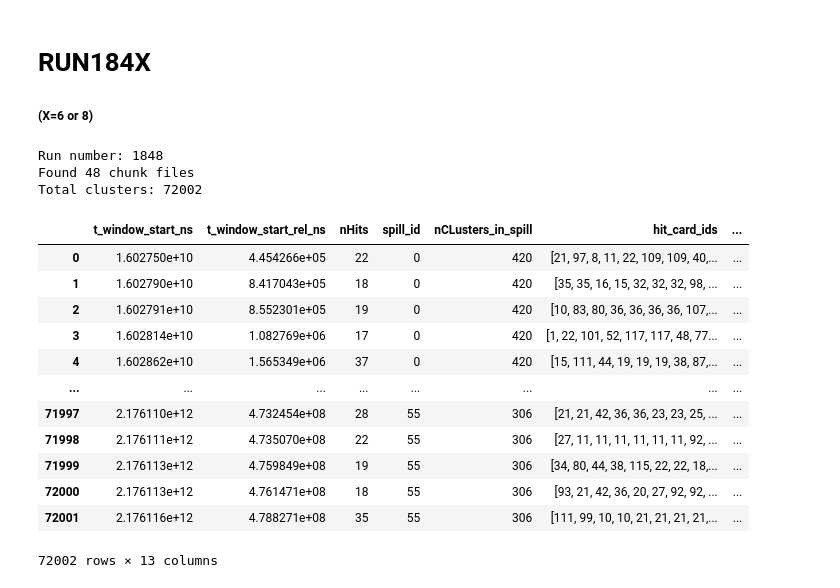
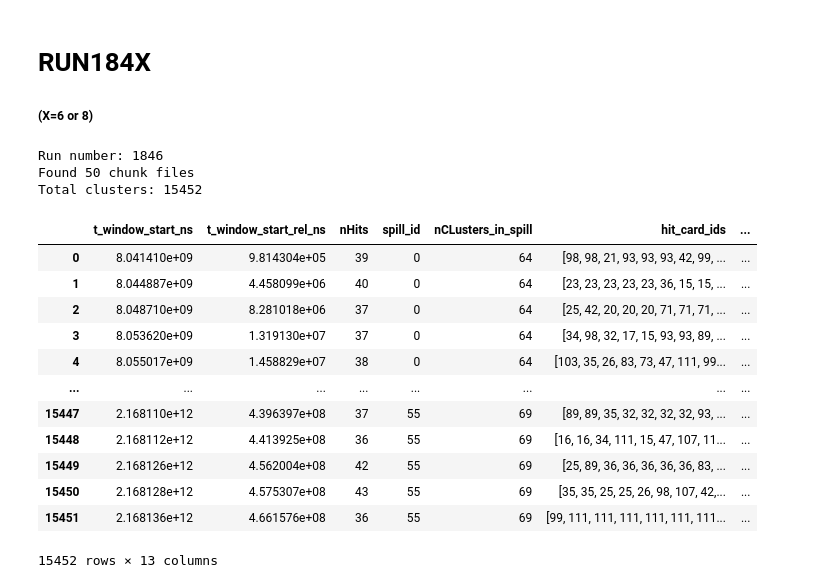
Before and after one commit to elenaramos44/9Li_analysis, a Jupyter notebook: notebooks/nHits.ipynb, the cells around one changed output. Saved outputs shown, nothing was run; the diff lists cells and outputs as text; code cells hidden in the pictures.

```diff
--- a/notebooks/nHits.ipynb
+++ b/notebooks/nHits.ipynb
@@ -28,54 +28,54 @@ import glob
 import pandas as pd
 import re
 
-csv_folder = "/scratch/elena/9Li/results/run1848"
+csv_folder = "/scratch/elena/9Li/results/run1846"
 csv_files = sorted(glob.glob(f"{csv_folder}/Li9_clusters_chunk_*.csv"))
 
 
 match = re.search(r'run(\d+)', csv_folder)
 if match:
     run_number = match.group(1)
     print(f"Run number: {run_number}")
 else:
     run_number = "Not found!"
 
 print(f"Found {len(csv_files)} chunk files")
 
 df_list = []
 for f in csv_files:
     try:
         df_chunk = pd.read_csv(f)
         if not df_chunk.empty:   # filter empty CSVs
             # Add new columns without dropping any existing ones
             df_chunk['t_window_start_s'] = df_chunk['t_window_start_ns'] / 1e9            # absolute time [s]
             df_chunk['t_window_start_rel_ms'] = df_chunk['t_window_start_rel_ns'] / 1e6   # relative time [ms]
 
             df_list.append(df_chunk)
     except pd.errors.EmptyDataError:
         print(f"Skipping empty file: {f}")
 
 # concatenate all chunks
 df = pd.concat(df_list, ignore_index=True)
 
 print(f"Total clusters: {len(df)}")
 display(df)
 # %% [output]
-Run number: 1848
-Found 48 chunk files
-Total clusters: 72002
+Run number: 1846
+Found 50 chunk files
+Total clusters: 15452
 |  | t_window_start_ns | t_window_start_rel_ns | nHits | spill_id | nCLusters_in_spill | hit_card_ids | ... |
-| 0 | 1.602750e+10 | 4.454266e+05 | 22 | 0 | 420 | [21, 97, 8, 11, 22, 109, 109, 40,... | ... |
-| 1 | 1.602790e+10 | 8.417043e+05 | 18 | 0 | 420 | [35, 35, 16, 15, 32, 32, 32, 98, ... | ... |
-| 2 | 1.602791e+10 | 8.552301e+05 | 19 | 0 | 420 | [10, 83, 80, 36, 36, 36, 36, 107,... | ... |
-| 3 | 1.602814e+10 | 1.082769e+06 | 17 | 0 | 420 | [1, 22, 101, 52, 117, 117, 48, 77... | ... |
-| 4 | 1.602862e+10 | 1.565349e+06 | 37 | 0 | 420 | [15, 111, 44, 19, 19, 19, 38, 87,... | ... |
+| 0 | 8.041410e+09 | 9.814304e+05 | 39 | 0 | 64 | [98, 98, 21, 93, 93, 93, 42, 99, ... | ... |
+| 1 | 8.044887e+09 | 4.458099e+06 | 40 | 0 | 64 | [23, 23, 23, 23, 23, 36, 15, 15, ... | ... |
+| 2 | 8.048710e+09 | 8.281018e+06 | 37 | 0 | 64 | [25, 42, 20, 20, 20, 71, 71, 71, ... | ... |
+| 3 | 8.053620e+09 | 1.319130e+07 | 37 | 0 | 64 | [34, 98, 32, 17, 15, 93, 93, 89, ... | ... |
+| 4 | 8.055017e+09 | 1.458829e+07 | 38 | 0 | 64 | [103, 35, 26, 83, 73, 47, 111, 99... | ... |
 | ... | ... | ... | ... | ... | ... | ... | ... |
-| 71997 | 2.176110e+12 | 4.732454e+08 | 28 | 55 | 306 | [21, 21, 42, 36, 36, 23, 23, 25, ... | ... |
-| 71998 | 2.176111e+12 | 4.735070e+08 | 22 | 55 | 306 | [27, 11, 11, 11, 11, 11, 11, 92, ... | ... |
-| 71999 | 2.176113e+12 | 4.759849e+08 | 19 | 55 | 306 | [34, 80, 44, 38, 115, 22, 22, 18,... | ... |
-| 72000 | 2.176113e+12 | 4.761471e+08 | 18 | 55 | 306 | [93, 21, 42, 36, 20, 27, 92, 92, ... | ... |
-| 72001 | 2.176116e+12 | 4.788271e+08 | 35 | 55 | 306 | [111, 99, 10, 10, 21, 21, 21, 21,... | ... |
+| 15447 | 2.168110e+12 | 4.396397e+08 | 37 | 55 | 69 | [89, 89, 35, 32, 32, 32, 32, 93, ... | ... |
+| 15448 | 2.168112e+12 | 4.413925e+08 | 36 | 55 | 69 | [16, 16, 34, 111, 15, 47, 107, 11... | ... |
+| 15449 | 2.168126e+12 | 4.562004e+08 | 42 | 55 | 69 | [25, 89, 36, 36, 36, 36, 36, 83, ... | ... |
+| 15450 | 2.168128e+12 | 4.575307e+08 | 43 | 55 | 69 | [35, 35, 25, 25, 26, 98, 107, 42,... | ... |
+| 15451 | 2.168136e+12 | 4.661576e+08 | 36 | 55 | 69 | [99, 111, 111, 111, 111, 111, 111... | ... |
-72002 rows × 13 columns
+15452 rows × 13 columns
 # %%
 activity_df = df.drop_duplicates(subset=['spill_id'])[['spill_id', 'nCLusters_in_spill']]
 print(activity_df)
```
Also changed, not shown: parts of 3 cells of this notebook, 5 other files.
